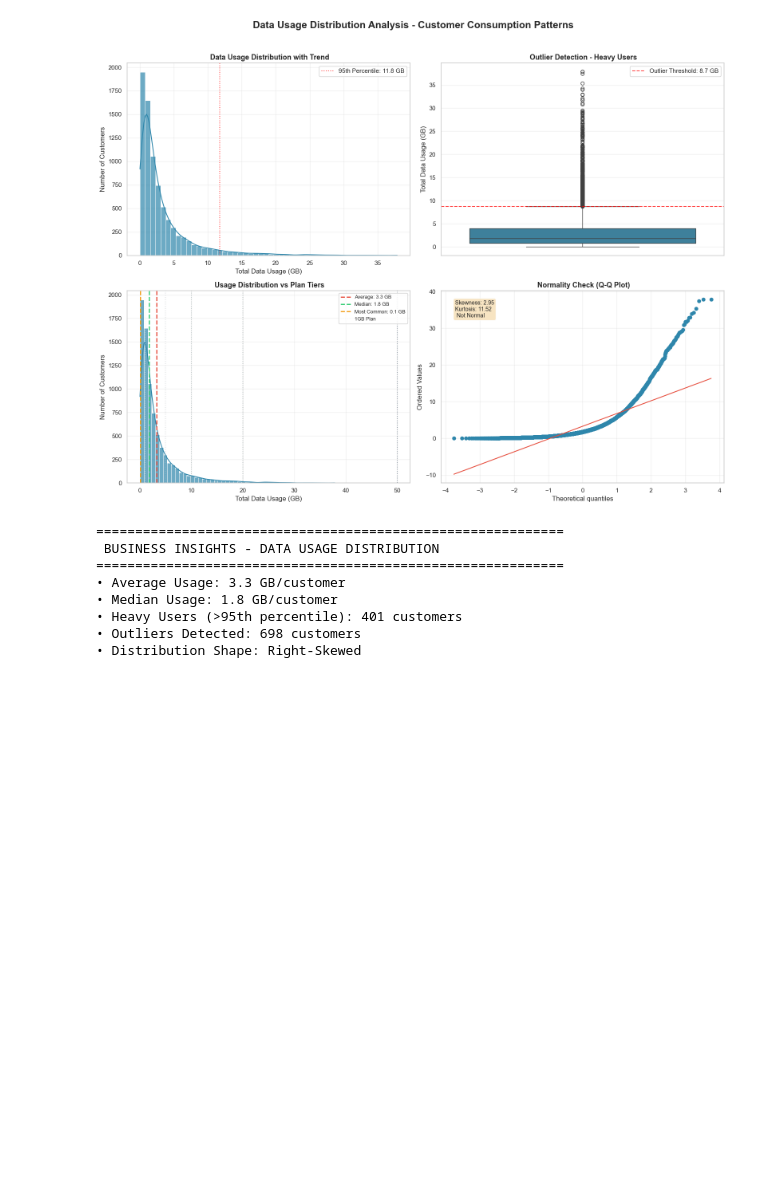
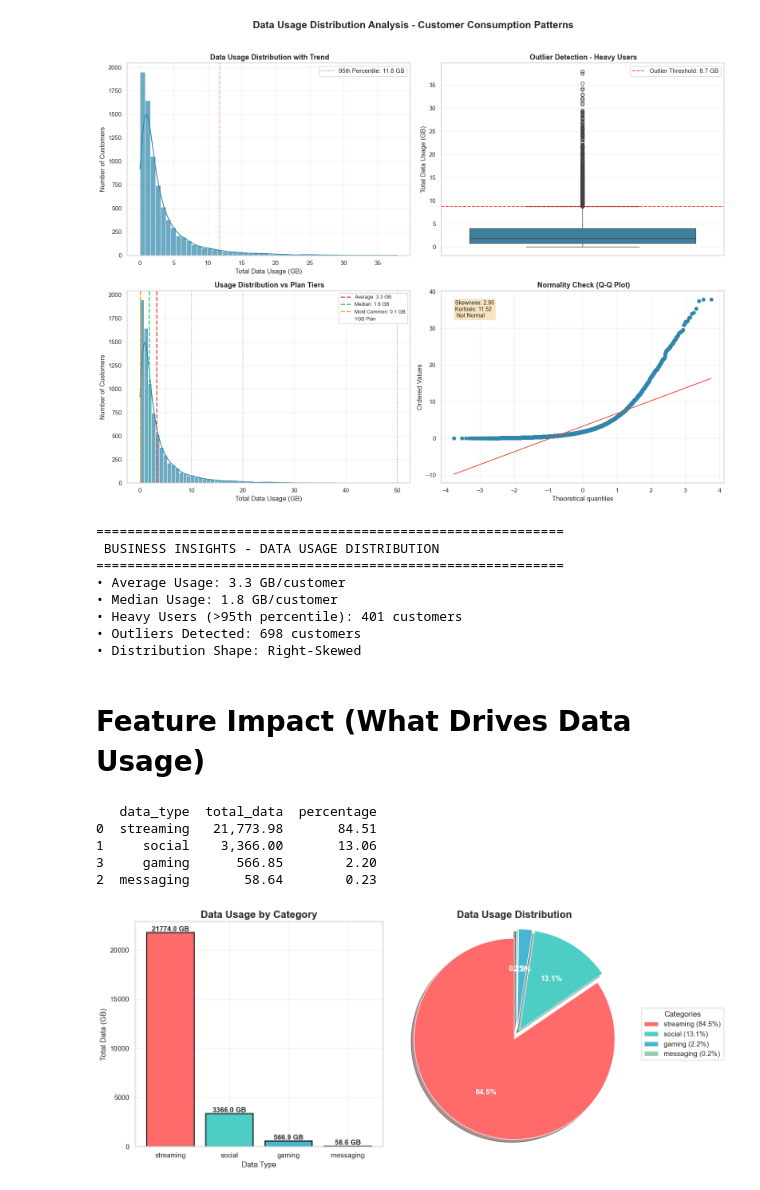
Before and after one commit to JmineSA/telecom-consumption-intelligence, a Jupyter notebook: notebooks/02_exploratory_data_analysis.ipynb, the cells around one changed output. Saved outputs shown, nothing was run; the diff lists cells and outputs as text; code cells hidden in the pictures; blank space fills up the shorter version.

```diff
--- a/notebooks/02_exploratory_data_analysis.ipynb
+++ b/notebooks/02_exploratory_data_analysis.ipynb
@@ -553,3 +566,80 @@ print(f"• Distribution Shape: {'Right-Skewed' if skewness > 0.5 else 'Normal'
 • Heavy Users (>95th percentile): 401 customers
 • Outliers Detected: 698 customers
 • Distribution Shape: Right-Skewed
+# %% [markdown]
+# Feature Impact (What Drives Data Usage)
+# %%
+
+
+# Calculate totals for each category
+totals = {
+    'streaming': train_data['streaming_data_gb'].sum(),
+    'social': train_data['social_data_gb'].sum(),
+    'messaging': train_data['messaging_data_gb'].sum(),
+    'gaming': train_data['gaming_data_gb'].sum()
+}
+
+result_df = pd.DataFrame(list(totals.items()), columns=['data_type', 'total_data'])
+result_df['percentage'] = round(100 * result_df['total_data'] / result_df['total_data'].sum(), 2)
+result_df['total_data'] = round(result_df['total_data'], 2)
+result_df = result_df.sort_values('total_data', ascending=False)
+
+# Print summary
+print(result_df)
+
+# Create figure with two subplots
+fig, (ax1, ax2) = plt.subplots(1, 2, figsize=(14, 6))
+
+# Colors
+colors = ['#FF6B6B', '#4ECDC4', '#45B7D1', '#96CEB4']
+
+# 1. Bar Plot
+bars = ax1.bar(result_df['data_type'], result_df['total_data'], color=colors, edgecolor='black', linewidth=1.5)
+ax1.set_title('Data Usage by Category', fontsize=16, fontweight='bold')
+ax1.set_xlabel('Data Type', fontsize=12)
+ax1.set_ylabel('Total Data (GB)', fontsize=12)
+ax1.grid(axis='y', alpha=0.3)
+
+# Add value labels on bars (only values, no percentages)
+for bar, value in zip(bars, result_df['total_data']):
+    height = bar.get_height()
+    ax1.text(bar.get_x() + bar.get_width()/2., height,
+             f'{value:.1f} GB',
+             ha='center', va='bottom', fontsize=11, fontweight='bold')
+
+# 2. Pie Chart with legend (avoids label overlap)
+# Create custom labels with percentage for legend
+labels = [f'{row["data_type"]} ({row["percentage"]:.1f}%)'
+          for _, row in result_df.iterrows()]
+
+wedges, texts, autotexts = ax2.pie(result_df['total_data'],
+                                    labels=None,  # No direct labels
+                                    autopct='%1.1f%%',
+                                    colors=colors,
+                                    startangle=90,
+                                    explode=[0.05]*len(result_df),
+                                    shadow=True,
+                                    textprops={'color': 'white', 'fontweight': 'bold', 'fontsize': 12})
+
+ax2.set_title('Data Usage Distribution', fontsize=16, fontweight='bold')
+
+# Add legend
+ax2.legend(wedges, labels,
+           title="Categories",
+           loc="center left",
+           bbox_to_anchor=(1, 0, 0.5, 1),
+           fontsize=11,
+           title_fontsize=12)
+
+# Ensure pie is circular
+ax2.axis('equal')
+
+plt.tight_layout()
+plt.show()
+# %% [output]
+   data_type  total_data  percentage
+0  streaming   21,773.98       84.51
+1     social    3,366.00       13.06
+3     gaming      566.85        2.20
+2  messaging       58.64        0.23
+[figure, added]
```
Also changed, not shown: parts of 10 cells of this notebook.
